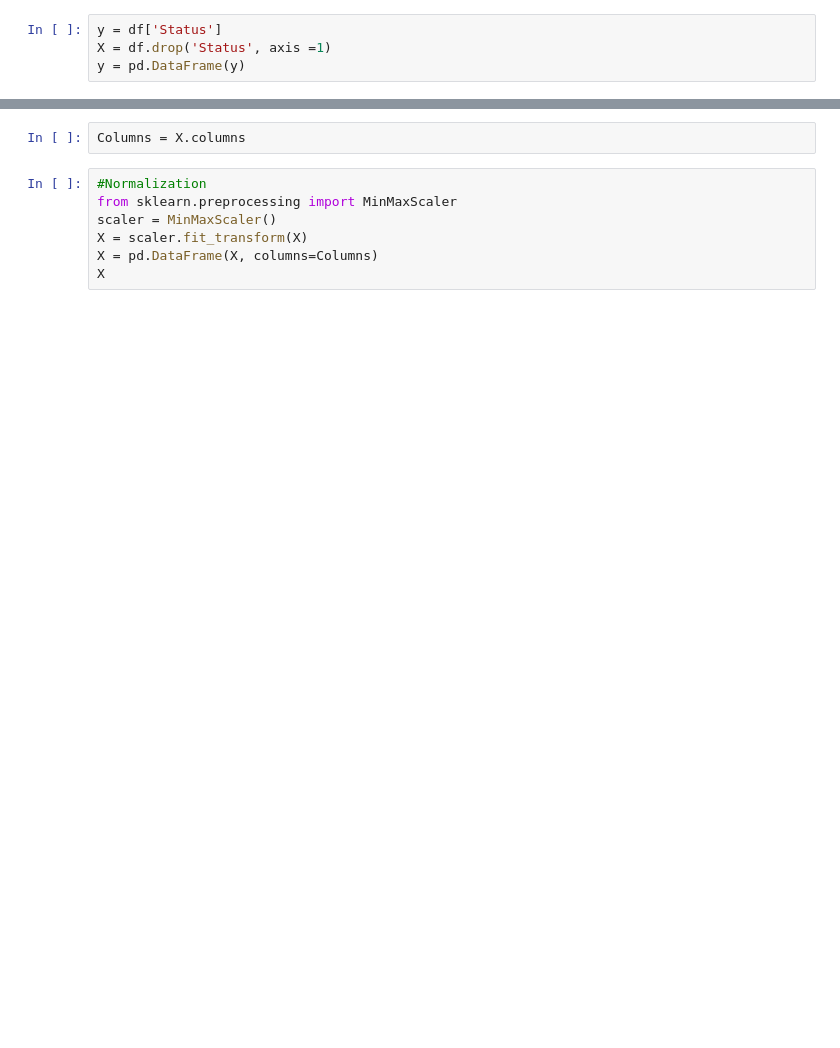
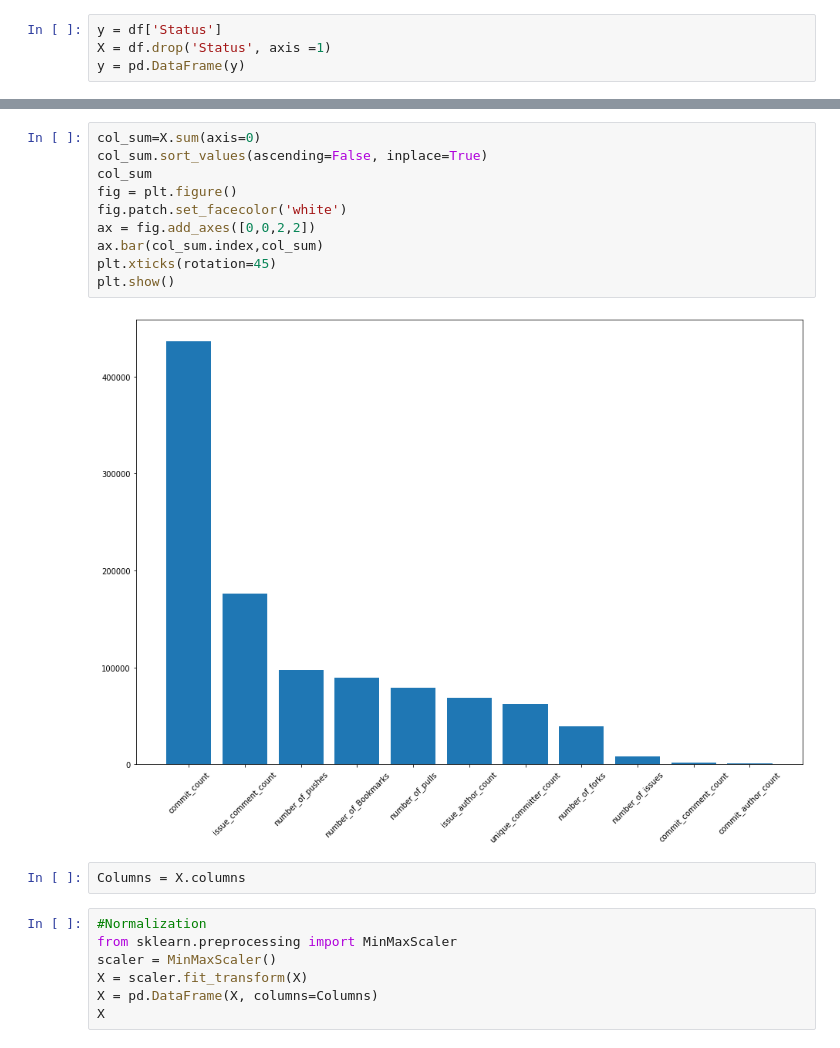
Before and after one commit to github-repo-health-uic/Github-repo-health-Fall2020, a Jupyter notebook: FeatureImportance.ipynb, the cells around one changed output, grey strips where cells are left out. Saved outputs shown, nothing was run; the diff lists cells and outputs as text; blank space fills up the shorter version.

```diff
--- a/FeatureImportance.ipynb
+++ b/FeatureImportance.ipynb
@@ -58,3 +61,15 @@ y = pd.DataFrame(y)
+# %%
+col_sum=X.sum(axis=0)
+col_sum.sort_values(ascending=False, inplace=True)
+col_sum
+fig = plt.figure()
+fig.patch.set_facecolor('white')
+ax = fig.add_axes([0,0,2,2])
+ax.bar(col_sum.index,col_sum)
+plt.xticks(rotation=45)
+plt.show()
+# %% [output]
+[figure, added]
 # %%
 Columns = X.columns
 # %%
```
Also changed, not shown: parts of 16 cells of this notebook, 3 other files.
